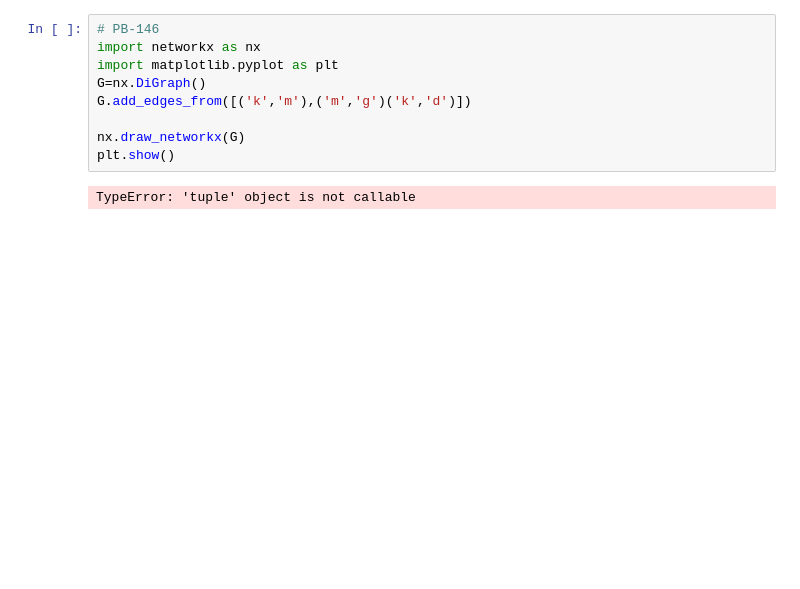
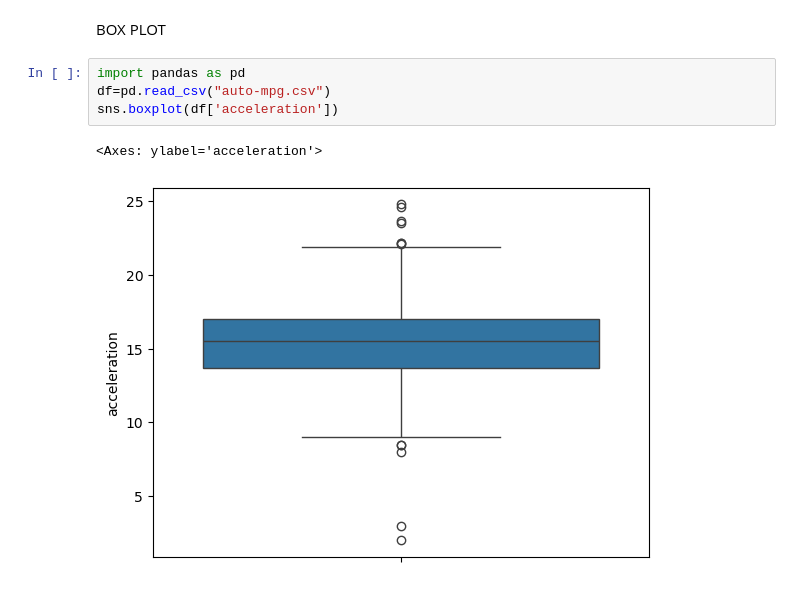
Before and after one commit to aksharpatel007/Advance_python, a Jupyter notebook: ch_2_matplotlib.ipynb, the cells around one changed output. Cells and saved outputs as stored; diff of their text form; blank space fills up the shorter version.

```diff
--- a/ch_2_matplotlib.ipynb
+++ b/ch_2_matplotlib.ipynb
@@ -143,11 +144,9 @@ plt.show()
-# %%
-# PB-146
-import networkx as nx
-import matplotlib.pyplot as plt
-G=nx.DiGraph()
-G.add_edges_from([('k','m'),('m','g')('k','d')])
-
-nx.draw_networkx(G)
-plt.show()
-# %% [output]
-TypeError: 'tuple' object is not callable
+# %% [markdown]
+BOX PLOT
+# %%
+import pandas as pd
+df=pd.read_csv("auto-mpg.csv")
+sns.boxplot(df['acceleration'])
+# %% [output]
+<Axes: ylabel='acceleration'>
+[figure, added]
```
Also changed, not shown: parts of 39 cells of this notebook.
